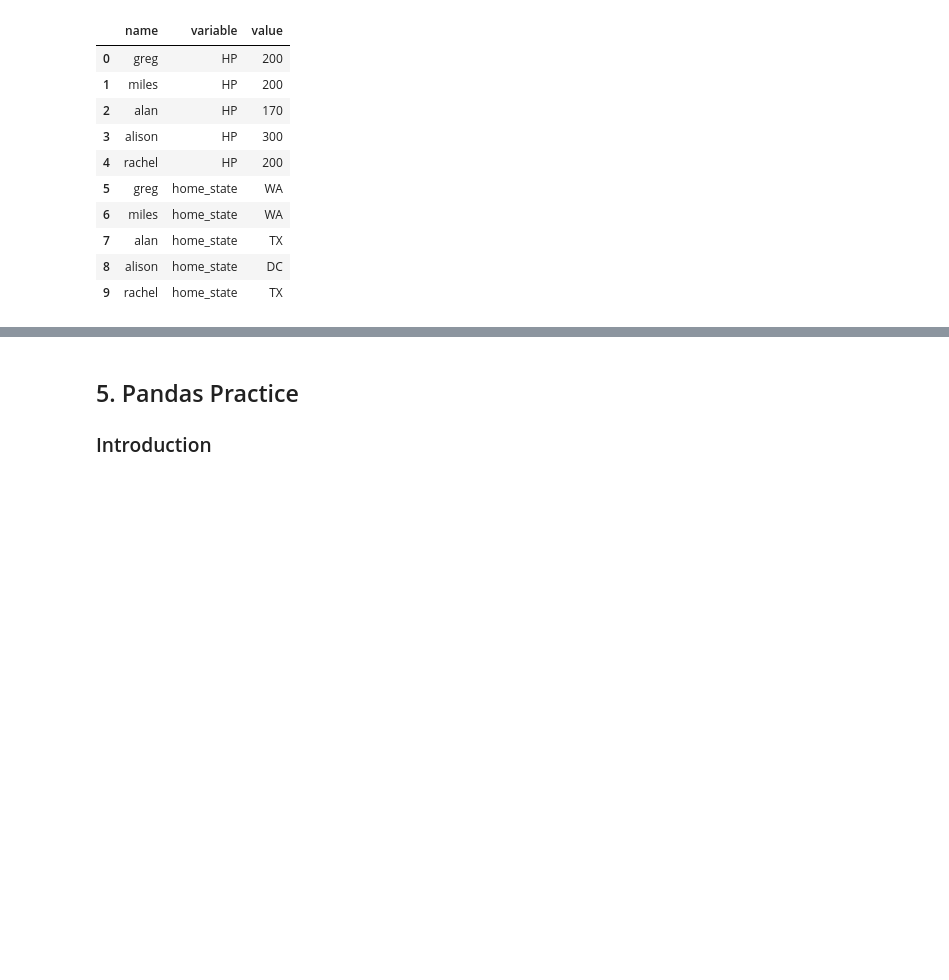
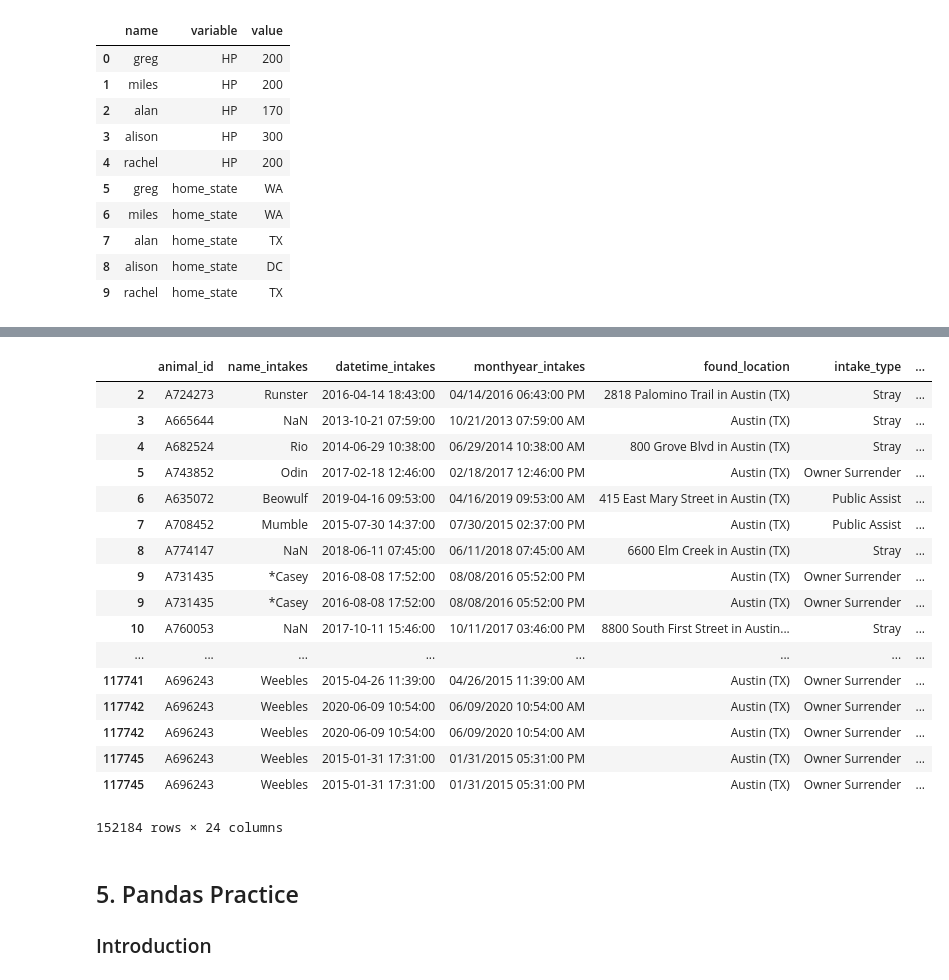
Before and after one commit to gywooo1/hbs-ds-060120, a Jupyter notebook: module-1/day-7-pandas-3/reshaping_data_with_pandas.ipynb, the cells around one changed output, grey strips where cells are left out. Cells and saved outputs as stored; diff of their text form; code cells hidden in the pictures; blank space fills up the shorter version.

```diff
--- a/module-1/day-7-pandas-3/reshaping_data_with_pandas.ipynb
+++ b/module-1/day-7-pandas-3/reshaping_data_with_pandas.ipynb
@@ -320,3 +526,24 @@ Use the notation `df.to_csv()` or `df.to_excel()` to write the `df` to a csv. Re
+# %%
+joined_table.drop(joined_table.days_in_shelter < pd.Timedelta(0))
+# %% [output]
+|  | animal_id | name_intakes | datetime_intakes | monthyear_intakes | found_location | intake_type | ... |
+| 2 | A724273 | Runster | 2016-04-14 18:43:00 | 04/14/2016 06:43:00 PM | 2818 Palomino Trail in Austin (TX) | Stray | ... |
+| 3 | A665644 | NaN | 2013-10-21 07:59:00 | 10/21/2013 07:59:00 AM | Austin (TX) | Stray | ... |
+| 4 | A682524 | Rio | 2014-06-29 10:38:00 | 06/29/2014 10:38:00 AM | 800 Grove Blvd in Austin (TX) | Stray | ... |
+| 5 | A743852 | Odin | 2017-02-18 12:46:00 | 02/18/2017 12:46:00 PM | Austin (TX) | Owner Surrender | ... |
+| 6 | A635072 | Beowulf | 2019-04-16 09:53:00 | 04/16/2019 09:53:00 AM | 415 East Mary Street in Austin (TX) | Public Assist | ... |
+| 7 | A708452 | Mumble | 2015-07-30 14:37:00 | 07/30/2015 02:37:00 PM | Austin (TX) | Public Assist | ... |
+| 8 | A774147 | NaN | 2018-06-11 07:45:00 | 06/11/2018 07:45:00 AM | 6600 Elm Creek in Austin (TX) | Stray | ... |
+| 9 | A731435 | *Casey | 2016-08-08 17:52:00 | 08/08/2016 05:52:00 PM | Austin (TX) | Owner Surrender | ... |
+| 9 | A731435 | *Casey | 2016-08-08 17:52:00 | 08/08/2016 05:52:00 PM | Austin (TX) | Owner Surrender | ... |
+| 10 | A760053 | NaN | 2017-10-11 15:46:00 | 10/11/2017 03:46:00 PM | 8800 South First Street in Austin... | Stray | ... |
+| ... | ... | ... | ... | ... | ... | ... | ... |
+| 117741 | A696243 | Weebles | 2015-04-26 11:39:00 | 04/26/2015 11:39:00 AM | Austin (TX) | Owner Surrender | ... |
+| 117742 | A696243 | Weebles | 2020-06-09 10:54:00 | 06/09/2020 10:54:00 AM | Austin (TX) | Owner Surrender | ... |
+| 117742 | A696243 | Weebles | 2020-06-09 10:54:00 | 06/09/2020 10:54:00 AM | Austin (TX) | Owner Surrender | ... |
+| 117745 | A696243 | Weebles | 2015-01-31 17:31:00 | 01/31/2015 05:31:00 PM | Austin (TX) | Owner Surrender | ... |
+| 117745 | A696243 | Weebles | 2015-01-31 17:31:00 | 01/31/2015 05:31:00 PM | Austin (TX) | Owner Surrender | ... |
+152184 rows × 24 columns
 # %% [markdown]
 ## 5. Pandas Practice
 
```
Also changed, not shown: parts of 53 cells of this notebook.
